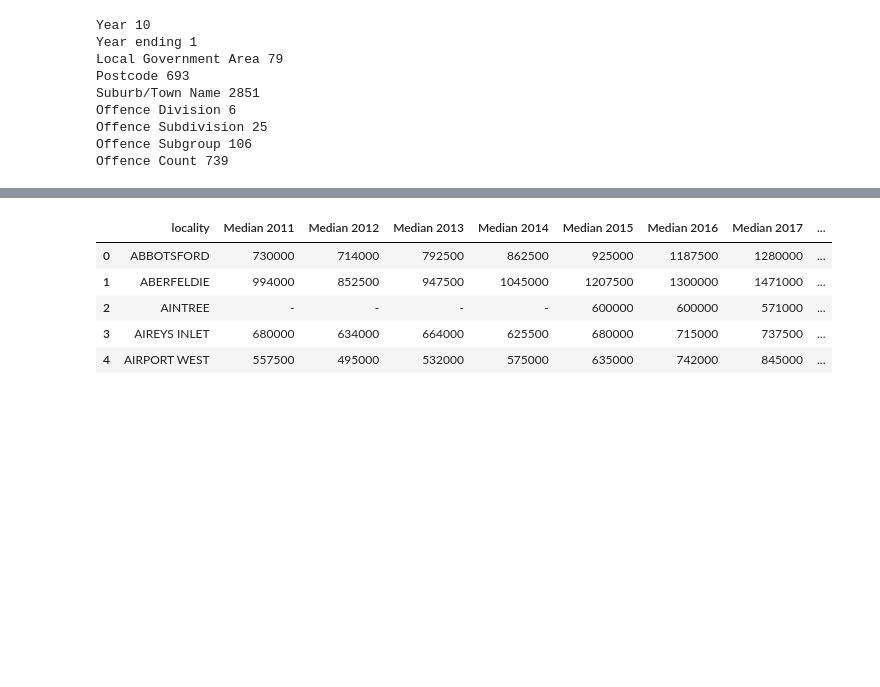
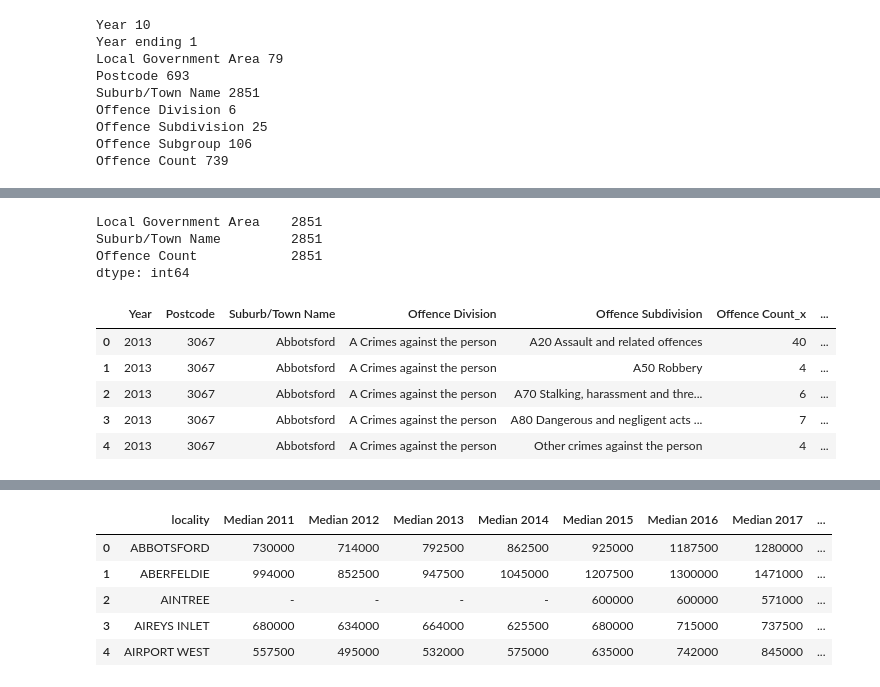
Before and after one commit to rsamma1606/proj-one-group-8, a Jupyter notebook: prj-one_Crime_vs_Property.ipynb, the cells around one changed output, grey strips where cells are left out. Saved outputs shown, nothing was run; the diff lists cells and outputs as text; code cells hidden in the pictures; blank space fills up the shorter version.

```diff
--- a/prj-one_Crime_vs_Property.ipynb
+++ b/prj-one_Crime_vs_Property.ipynb
@@ -49,7 +49,8 @@ Offence Subgroup 106
 Offence Count 739
 # %%
 # Groupby 'Year', 'suburb', 'division' and 'subdivision', summing 'offence count', dropping 'Year end' and 'offence subgroup'
-crime_year_burb_div_sdiv = Crime_By_Offence_Type.groupby(["Year","Local Government Area", "Postcode", "Suburb/Town Name","Offence Division", "Offence Subdivision"])["Offence Count"].sum().reset_index().sort_values(by=["Year", "Suburb/Town Name", "Offence Subdivision"])
-crime_year_burb_div_sdiv.to_csv("Resources/crime_year_burb_div_sdiv.csv", index=False)
-crime_year_burb_div_sdiv.head()
+crime_year_burb_div_sdiv = Crime_By_Offence_Type.groupby(["Year", "Postcode", "Suburb/Town Name","Offence Division", "Offence Subdivision"])["Offence Count"].sum().reset_index().sort_values(["Year", "Suburb/Town Name"])
+# Also group by LGA and suburb
+lga_burb = Crime_By_Offence_Type.groupby(["Local Government Area", "Suburb/Town Name"])["Offence Count"].sum().reset_index().sort_values(["Suburb/Town Name"])
+lga_burb.count()
 # %% [output]
@@ -74,0 +73,20 @@ Offence Count 1151
+# %%
+# Filter using the idmax indexes to leave LGA/suburb combinations with highest offence count
+lga_burb_filtered = lga_burb.loc[idx]
+lga_burb_filtered.count()
+# %% [output]
+Local Government Area    2851
+Suburb/Town Name         2851
+Offence Count            2851
+dtype: int64
+# %%
+# Merge LGA column to crime_year_burb_div_sdiv above using Suburb/Town Name
+df_merged = pd.merge(crime_year_burb_div_sdiv, lga_burb_filtered, on= ["Suburb/Town Name"])
+df_merged.head()
+# %% [output]
+|  | Year | Postcode | Suburb/Town Name | Offence Division | Offence Subdivision | Offence Count_x | ... |
+| 0 | 2013 | 3067 | Abbotsford | A Crimes against the person | A20 Assault and related offences | 40 | ... |
+| 1 | 2013 | 3067 | Abbotsford | A Crimes against the person | A50 Robbery | 4 | ... |
+| 2 | 2013 | 3067 | Abbotsford | A Crimes against the person | A70 Stalking, harassment and thre... | 6 | ... |
+| 3 | 2013 | 3067 | Abbotsford | A Crimes against the person | A80 Dangerous and negligent acts ... | 7 | ... |
+| 4 | 2013 | 3067 | Abbotsford | A Crimes against the person | Other crimes against the person | 4 | ... |
```
Also changed, not shown: parts of 6 cells of this notebook, 9 other files.
